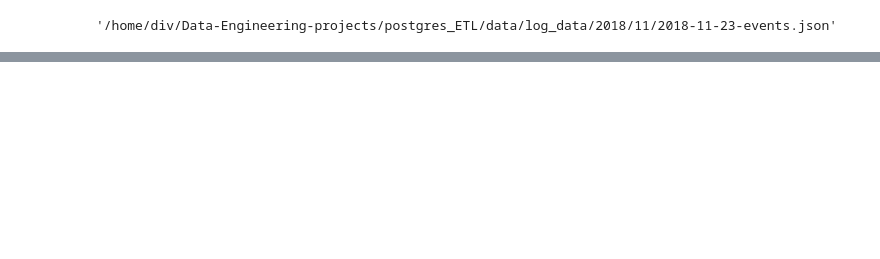
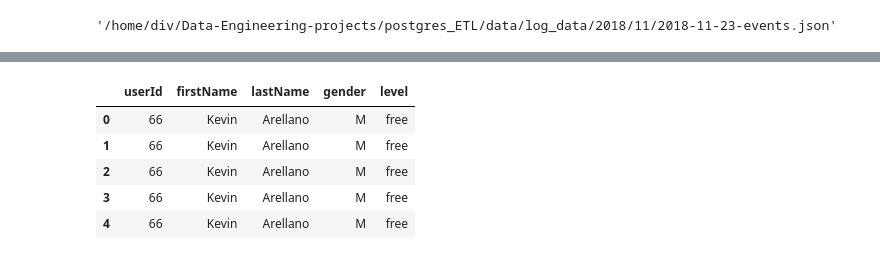
Before and after one commit to Gali-Sai-Divakar-Reddy/Data-Engineering-projects, a Jupyter notebook: postgres_ETL/etl_test.ipynb, the cells around one changed output, grey strips where cells are left out. Cells and saved outputs as stored; diff of their text form; code cells hidden in the pictures; blank space fills up the shorter version.

```diff
--- a/postgres_ETL/etl_test.ipynb
+++ b/postgres_ETL/etl_test.ipynb
@@ -63,0 +128,10 @@ df.head()
+# %%
+user_df = df[['userId', 'firstName', 'lastName', 'gender', 'level']]
+user_df.head()
+# %% [output]
+|  | userId | firstName | lastName | gender | level |
+| 0 | 66 | Kevin | Arellano | M | free |
+| 1 | 66 | Kevin | Arellano | M | free |
+| 2 | 66 | Kevin | Arellano | M | free |
+| 3 | 66 | Kevin | Arellano | M | free |
+| 4 | 66 | Kevin | Arellano | M | free |
```
Also changed, not shown: parts of 20 cells of this notebook.
